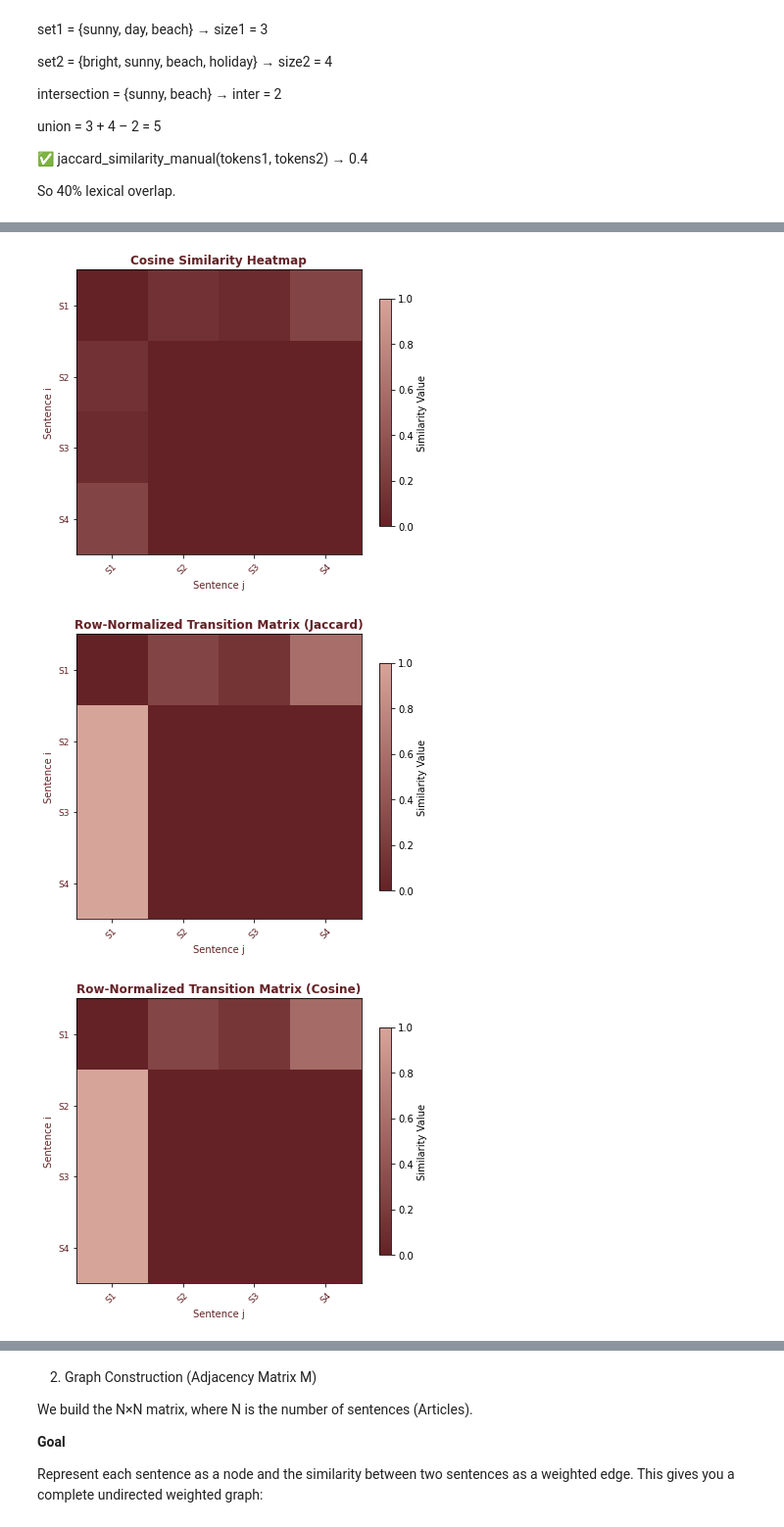
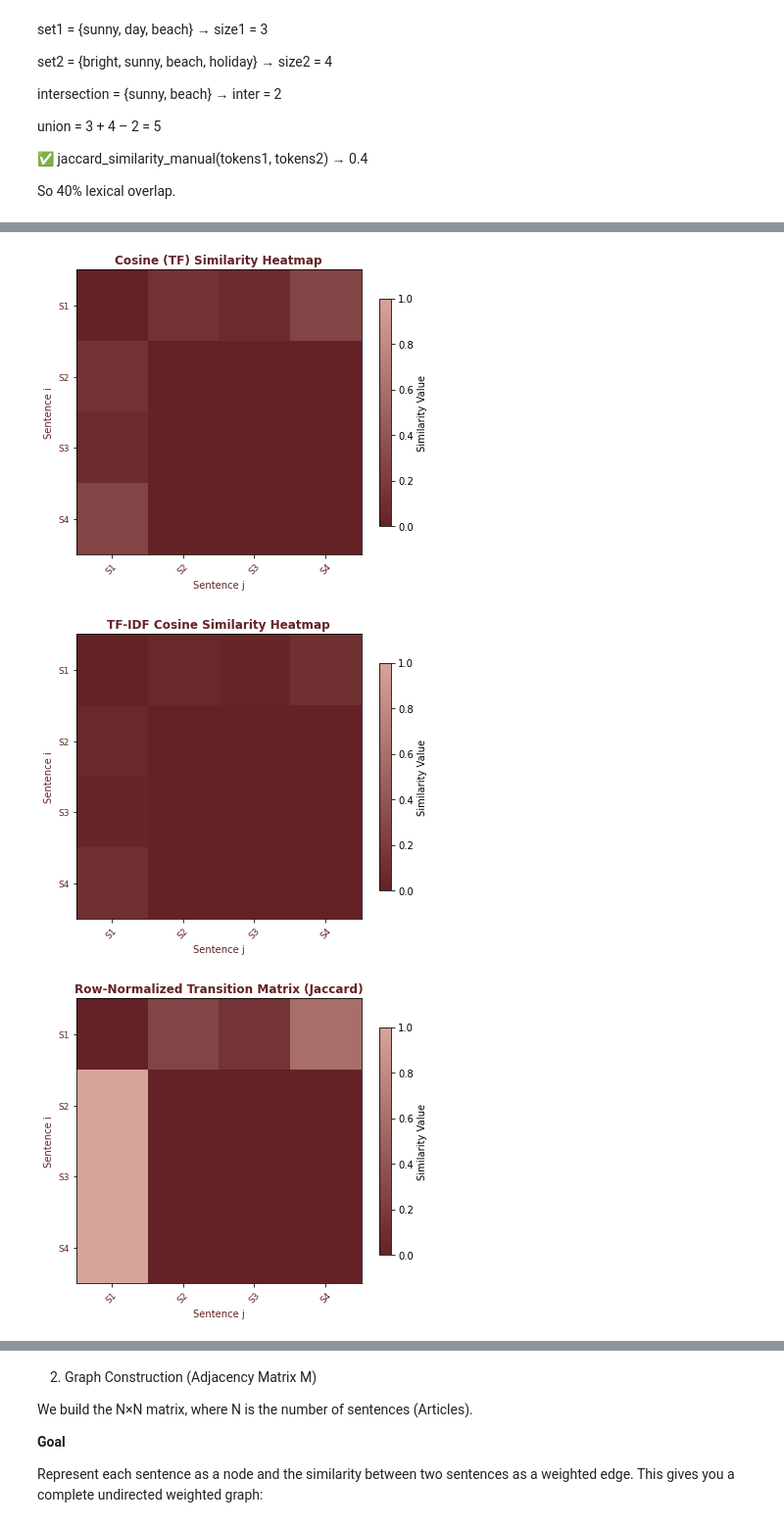
Before and after one commit to farnooshkareemi/Graph-Text-Summarizer, a Jupyter notebook: src/Summary.ipynb, the cells around one changed output, grey strips where cells are left out. Shown at 98% size. Drawn from its saved outputs; the diff is of its cells as text; code cells hidden in the pictures.

```diff
--- a/src/Summary.ipynb
+++ b/src/Summary.ipynb
@@ -566,16 +623,23 @@ union = 3 + 4 – 2 = 5
 So 40% lexical overlap.
 # %%
 import matplotlib.pyplot as plt
+import matplotlib.colors as mcolors
 
 # --- RUN PIPELINE ---
 original_Articles, cleaned_tokens = preprocess_text_manual(article_text_input)
-M_jac = build_similarity_matrix(cleaned_tokens, metric="jaccard")
-M_cos = build_similarity_matrix(cleaned_tokens, metric="cosine")
-P_jac = row_normalize(M_jac)
-P_cos = row_normalize(M_cos)
 
-# --- DISPLAY RESULTS ---
+# Build all three similarity matrices
+M_jac   = build_similarity_matrix(cleaned_tokens, metric="jaccard")
+M_cos   = build_similarity_matrix(cleaned_tokens, metric="cosine")
+M_tfidf = build_similarity_matrix(cleaned_tokens, metric="tfidf")
 
+# Normalize all three (for TextRank transitions)
+P_jac   = row_normalize(M_jac)
+P_cos   = row_normalize(M_cos)
+P_tfidf = row_normalize(M_tfidf)
+
+
+# --- PRINT UTILITY ---
 def print_matrix(matrix, title):
     print(f"\n{title}")
     n = manual_set_length(matrix)
@@ -583,26 +647,26 @@ def print_matrix(matrix, title):
         row_str = " | ".join(f"{val:.3f}" for val in matrix[i])
         print(f"Row {i+1}: {row_str}")
 
-# show sentences for reference
+
+# --- DISPLAY SENTENCES FOR REFERENCE ---
 print("\nOriginal Sentences:")
 for i, s in enumerate(original_Articles):
     print(f"S{i+1}: {s}")
 
-print_matrix(M_jac, "\n🔸 Jaccard Similarity Matrix")
-print_matrix(M_cos, "\n🔸 Cosine Similarity Matrix")
-print_matrix(P_jac, "\n🔹 Row-Normalized (Transition) Matrix - Jaccard")
-print_matrix(P_cos, "\n🔹 Row-Normalized (Transition) Matrix - Cosine")
+# --- PRINT NUMERIC MATRICES ---
+print_matrix(M_jac,   "\n🔸 Jaccard Similarity Matrix")
+print_matrix(M_cos,   "\n🔸 Cosine (TF) Similarity Matrix")
+print_matrix(M_tfidf, "\n🔸 TF-IDF Cosine Similarity Matrix")
+
+print_matrix(P_jac,   "\n🔹 Row-Normalized Transition Matrix – Jaccard")
+print_matrix(P_cos,   "\n🔹 Row-Normalized Transition Matrix – Cosine (TF)")
+print_matrix(P_tfidf, "\n🔹 Row-Normalized Transition Matrix – TF-IDF")
+
 
 # --- VISUALIZATION SECTION ---
-
-import matplotlib.pyplot as plt
-import matplotlib.colors as mcolors
-
-# --- CUSTOM COLOR SETUP ---
 THEME_COLORS = ["#642226", "#d7a49a"]
 custom_cmap = mcolors.LinearSegmentedColormap.from_list("theme_cmap", THEME_COLORS)
 
-# --- VISUALIZATION SECTION (UPDATED) ---
 def plot_heatmap(matrix, title, labels):
     plt.figure(figsize=(6, 5))
     plt.imshow(matrix, cmap=custom_cmap, interpolation="nearest", vmin=0, vmax=1)
@@ -618,12 +682,14 @@ def plot_heatmap(matrix, title, labels):
     plt.show()
 
 
-# Visualize both raw and normalized similarity matrices
-plot_heatmap(M_jac, "Jaccard Similarity Heatmap", original_Articles)
-plot_heatmap(M_cos, "Cosine Similarity Heatmap", original_Articles)
-plot_heatmap(P_jac, "Row-Normalized Transition Matrix (Jaccard)", original_Articles)
-plot_heatmap(P_cos, "Row-Normalized Transition Matrix (Cosine)", original_Articles)
+# --- VISUALIZE ALL MATRICES ---
+plot_heatmap(M_jac,   "Jaccard Similarity Heatmap", original_Articles)
+plot_heatmap(M_cos,   "Cosine (TF) Similarity Heatmap", original_Articles)
+plot_heatmap(M_tfidf, "TF-IDF Cosine Similarity Heatmap", original_Articles)
 
+plot_heatmap(P_jac,   "Row-Normalized Transition Matrix (Jaccard)", original_Articles)
+plot_heatmap(P_cos,   "Row-Normalized Transition Matrix (Cosine – TF)", original_Articles)
+plot_heatmap(P_tfidf, "Row-Normalized Transition Matrix (TF-IDF)", original_Articles)
 
 # CHECKED ____________
 # %% [output]
@@ -644,7 +710,7 @@ Row 1: 0.000 | 0.274 | 0.160 | 0.567
 Row 2: 1.000 | 0.000 | 0.000 | 0.000
 Row 3: 1.000 | 0.000 | 0.000 | 0.000
 Row 4: 1.000 | 0.000 | 0.000 | 0.000
 [figure]
-[figure, old version]
+[figure, new version]
-[figure, old version]
+[figure, new version]
 [figure]
```
Also changed, not shown: parts of 14 cells of this notebook.
